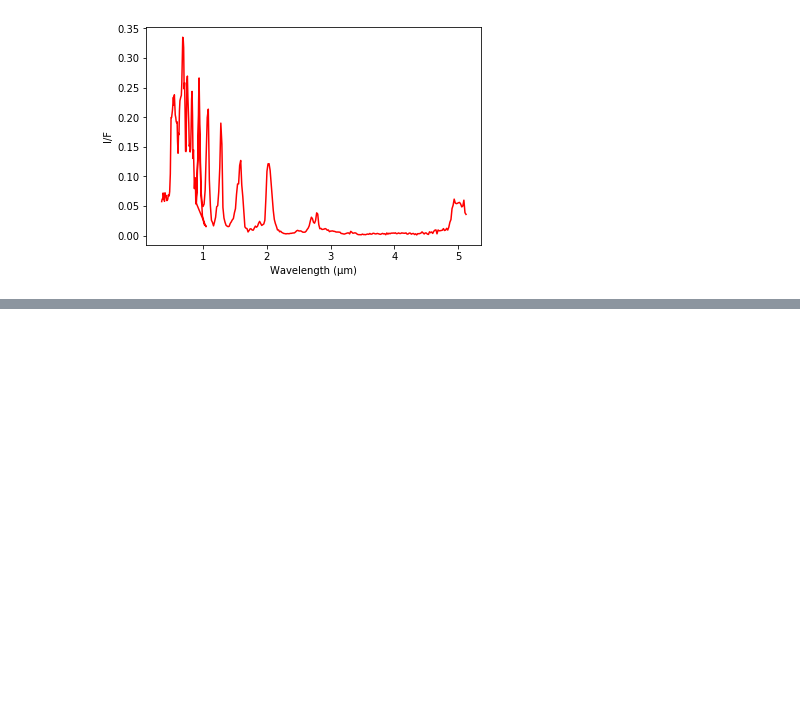
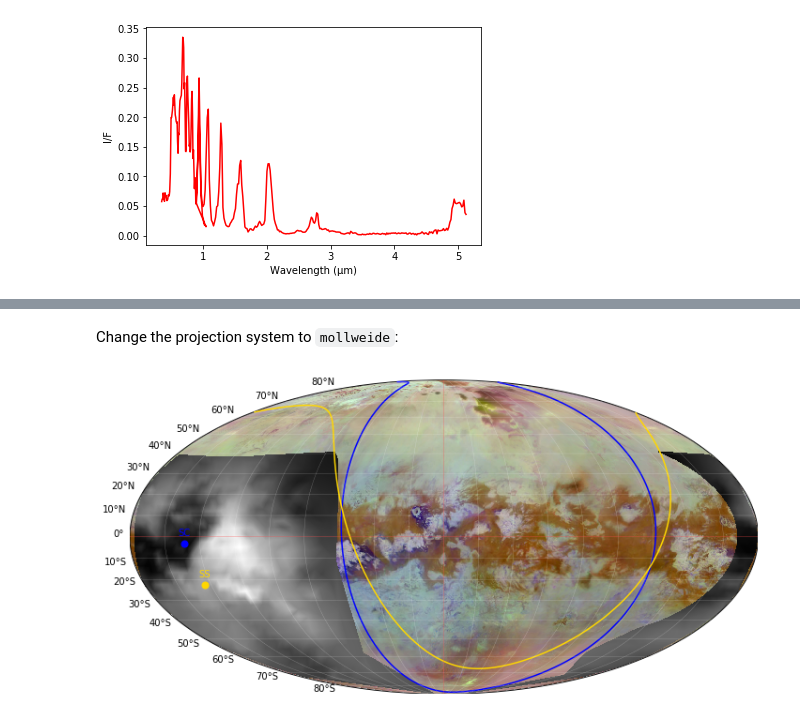
Before and after one commit to seignovert/pyvims, a Jupyter notebook: pyvims.ipynb, the cells around one changed output, grey strips where cells are left out. Saved outputs shown, nothing was run; the diff lists cells and outputs as text; code cells hidden in the pictures; blank space fills up the shorter version.

```diff
--- a/pyvims.ipynb
+++ b/pyvims.ipynb
@@ -111,0 +122,6 @@ plt.ylabel('I/F');
+# %% [markdown]
+Change the projection system to ``mollweide``:
+# %%
+cube.plot_map('mollweide');
+# %% [output]
+[figure, added]
```
Also changed, not shown: parts of 11 cells of this notebook.
